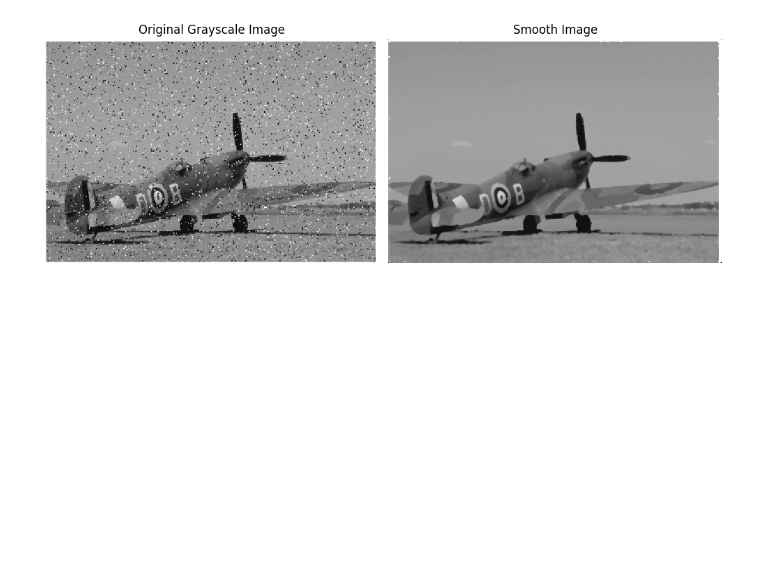
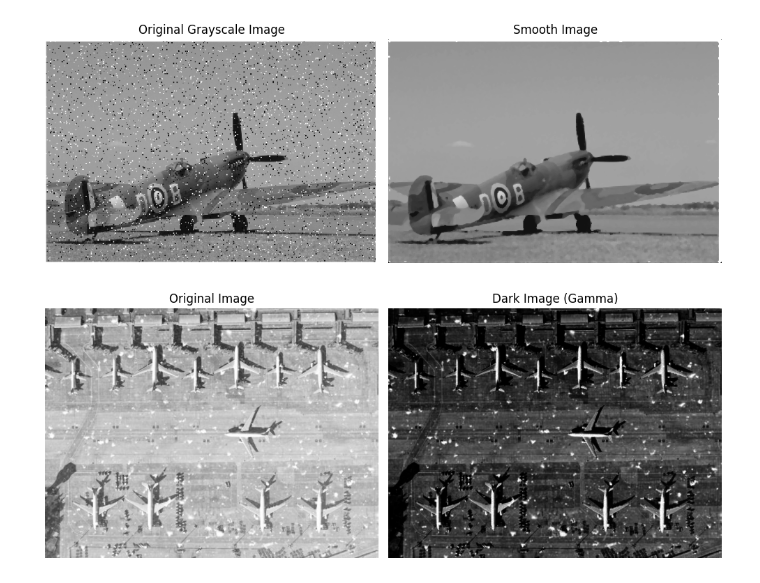
Before and after one commit to Nurulislamopu/DIP_Lab_Task_2019331530, a Jupyter notebook: Copy_of_DIP_lab_exam_sec[19_20].ipynb, the cells around one changed output. Drawn from its saved outputs; the diff is of its cells as text; code cells hidden in the pictures; blank space fills up the shorter version.

Commit message:
Task 04 Completed

```diff
--- a/Copy_of_DIP_lab_exam_sec[19_20].ipynb
+++ b/Copy_of_DIP_lab_exam_sec[19_20].ipynb
@@ -139,3 +139,29 @@ plt.tight_layout()
 plt.show()
 # %% [output]
 [figure]
+# %%
+# Task 04
+
+img4 = cv2.imread('/content/drive/MyDrive/DIP_Lab_task_04.jpg', 0)
+img4 = cv2.cvtColor(img4, cv2.COLOR_BGR2RGB)
+def gammaTrans(image, gamma, c = 1):
+  normal = image/255
+  normal = normal ** gamma
+  normal = normal * 255
+  normal = normal.astype(np.uint8);
+  return normal
+
+fig, axes = plt.subplots(1, 2, figsize=(10, 5))
+
+axes[0].imshow(img4)
+axes[0].axis('off')
+axes[0].set_title('Original Image')
+
+axes[1].imshow(dark_img)
+axes[1].axis('off')
+axes[1].set_title('Dark Image (Gamma)')
+
+plt.tight_layout()
+plt.show()
+# %% [output]
+[figure, added]
```
